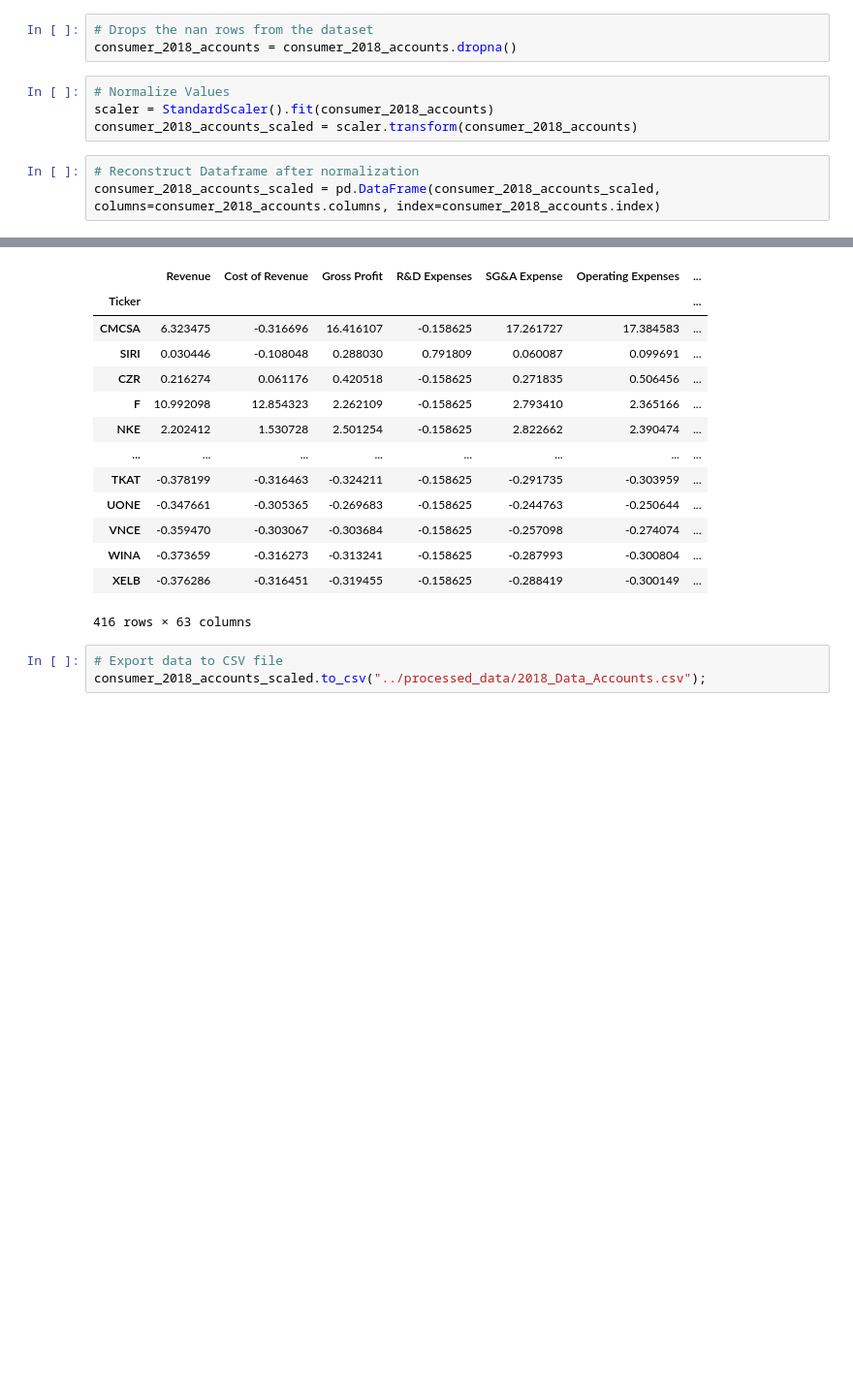
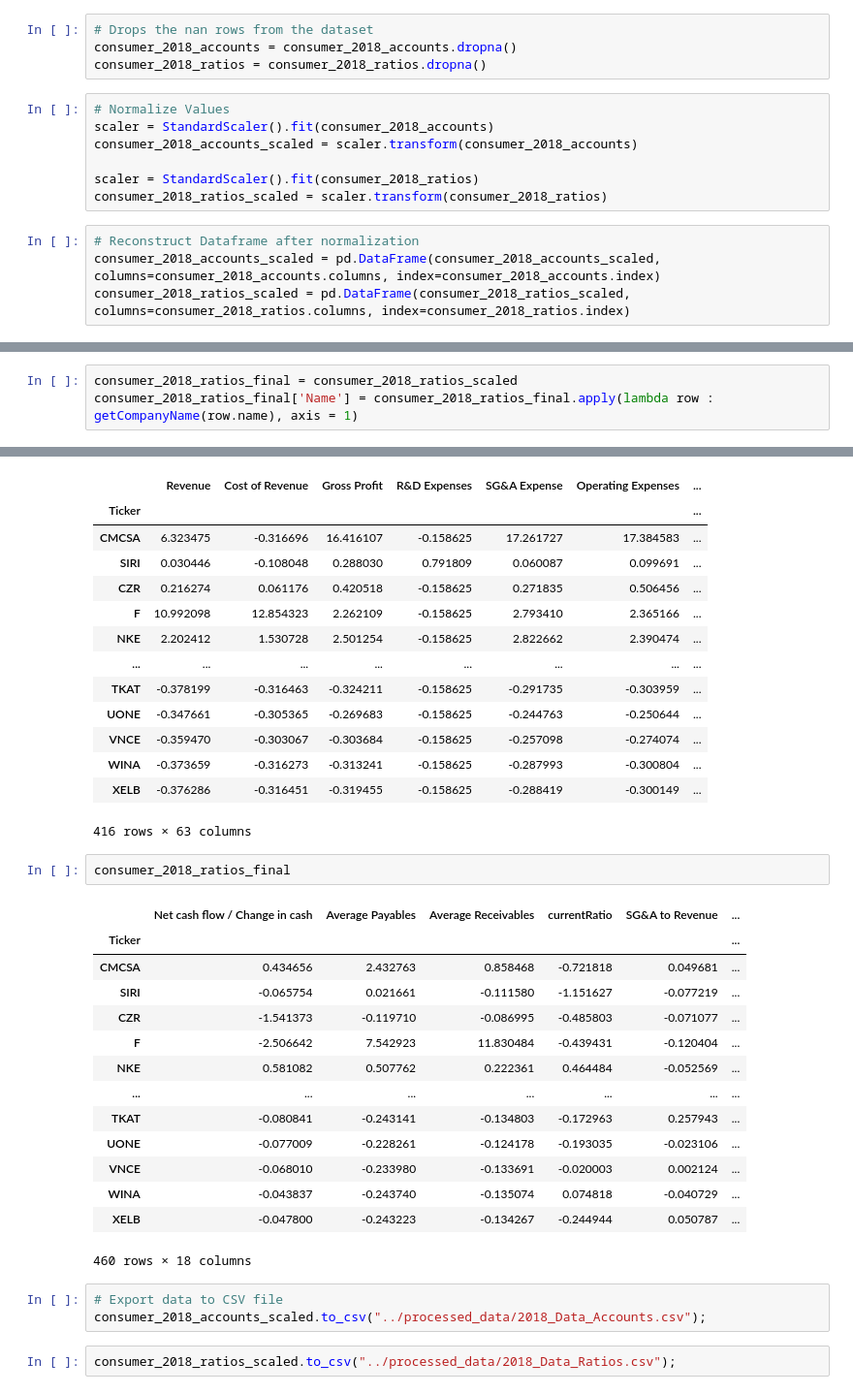
Before and after one commit to geotrieu/fsa, a Jupyter notebook: Jupyter/preprocessing.ipynb, the cells around one changed output, grey strips where cells are left out. Shown at 97% size. Saved outputs shown, nothing was run; the diff lists cells and outputs as text; blank space fills up the shorter version.

```diff
--- a/Jupyter/preprocessing.ipynb
+++ b/Jupyter/preprocessing.ipynb
@@ -229,13 +180,18 @@ dtype: int64
 # %%
 # Drops the nan rows from the dataset
 consumer_2018_accounts = consumer_2018_accounts.dropna()
+consumer_2018_ratios = consumer_2018_ratios.dropna()
 # %%
 # Normalize Values
 scaler = StandardScaler().fit(consumer_2018_accounts)
 consumer_2018_accounts_scaled = scaler.transform(consumer_2018_accounts)
+
+scaler = StandardScaler().fit(consumer_2018_ratios)
+consumer_2018_ratios_scaled = scaler.transform(consumer_2018_ratios)
 # %%
 # Reconstruct Dataframe after normalization
 consumer_2018_accounts_scaled = pd.DataFrame(consumer_2018_accounts_scaled, columns=consumer_2018_accounts.columns, index=consumer_2018_accounts.index)
+consumer_2018_ratios_scaled = pd.DataFrame(consumer_2018_ratios_scaled, columns=consumer_2018_ratios.columns, index=consumer_2018_ratios.index)
 # %% [markdown]
 ### Yahoo Finance API
 ##### Used to convert ticker names to company names
@@ -253,6 +209,9 @@ def getCompanyName(ticker):
 # %%
 consumer_2018_accounts_final = consumer_2018_accounts_scaled
 consumer_2018_accounts_final['Name'] = consumer_2018_accounts_final.apply(lambda row : getCompanyName(row.name), axis = 1)
+# %%
+consumer_2018_ratios_final = consumer_2018_ratios_scaled
+consumer_2018_ratios_final['Name'] = consumer_2018_ratios_final.apply(lambda row : getCompanyName(row.name), axis = 1)
 # %% [markdown]
 ### Consumer 2018 Dataset with only accounts
 # %%
@@ -272,6 +231,25 @@ consumer_2018_accounts_final
 | WINA | -0.373659 | -0.316273 | -0.313241 | -0.158625 | -0.287993 | -0.300804 | ... |
 | XELB | -0.376286 | -0.316451 | -0.319455 | -0.158625 | -0.288419 | -0.300149 | ... |
 416 rows × 63 columns
+# %%
+consumer_2018_ratios_final
+# %% [output]
+|  | Net cash flow / Change in cash | Average Payables | Average Receivables | currentRatio | SG&A to Revenue | ... |
+| Ticker |  |  |  |  |  | ... |
+| CMCSA | 0.434656 | 2.432763 | 0.858468 | -0.721818 | 0.049681 | ... |
+| SIRI | -0.065754 | 0.021661 | -0.111580 | -1.151627 | -0.077219 | ... |
+| CZR | -1.541373 | -0.119710 | -0.086995 | -0.485803 | -0.071077 | ... |
+| F | -2.506642 | 7.542923 | 11.830484 | -0.439431 | -0.120404 | ... |
+| NKE | 0.581082 | 0.507762 | 0.222361 | 0.464484 | -0.052569 | ... |
+| ... | ... | ... | ... | ... | ... | ... |
+| TKAT | -0.080841 | -0.243141 | -0.134803 | -0.172963 | 0.257943 | ... |
+| UONE | -0.077009 | -0.228261 | -0.124178 | -0.193035 | -0.023106 | ... |
+| VNCE | -0.068010 | -0.233980 | -0.133691 | -0.020003 | 0.002124 | ... |
+| WINA | -0.043837 | -0.243740 | -0.135074 | 0.074818 | -0.040729 | ... |
+| XELB | -0.047800 | -0.243223 | -0.134267 | -0.244944 | 0.050787 | ... |
+460 rows × 18 columns
 # %%
 # Export data to CSV file
 consumer_2018_accounts_scaled.to_csv("../processed_data/2018_Data_Accounts.csv");
+# %%
+consumer_2018_ratios_scaled.to_csv("../processed_data/2018_Data_Ratios.csv");
```
Also changed, not shown: parts of 5 cells of this notebook, 2 other files.
